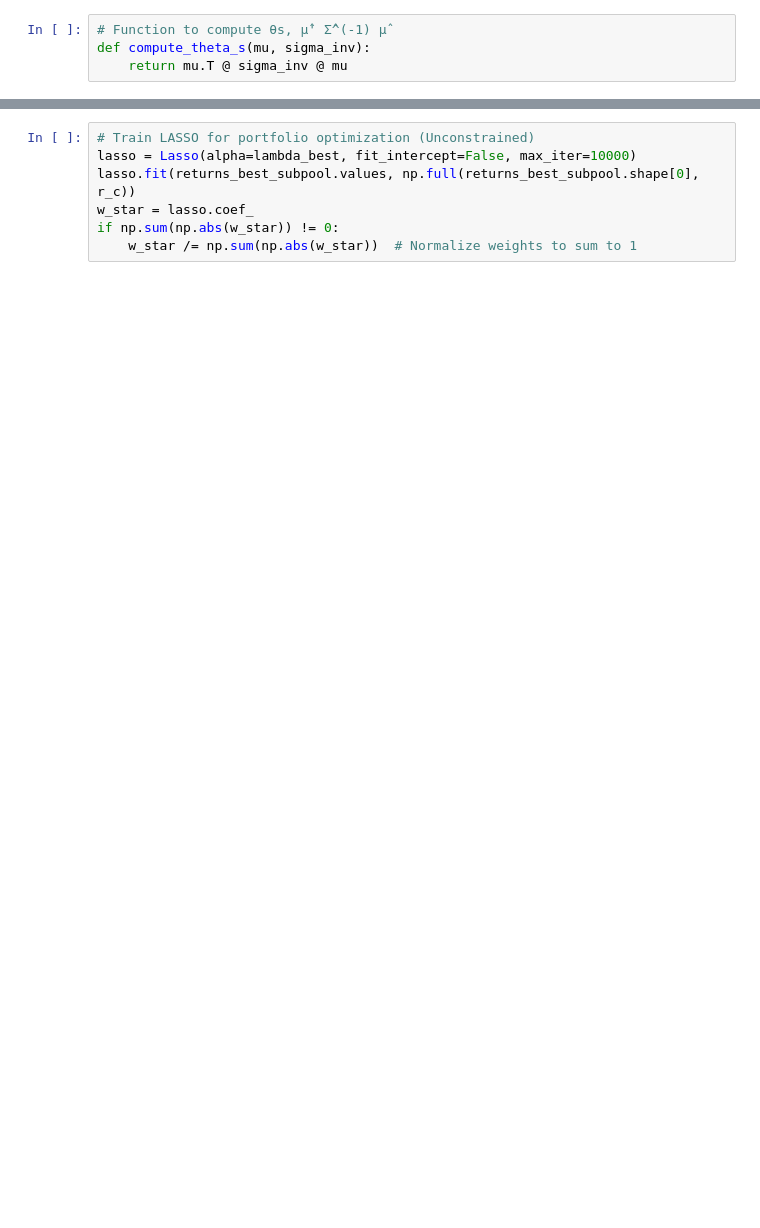
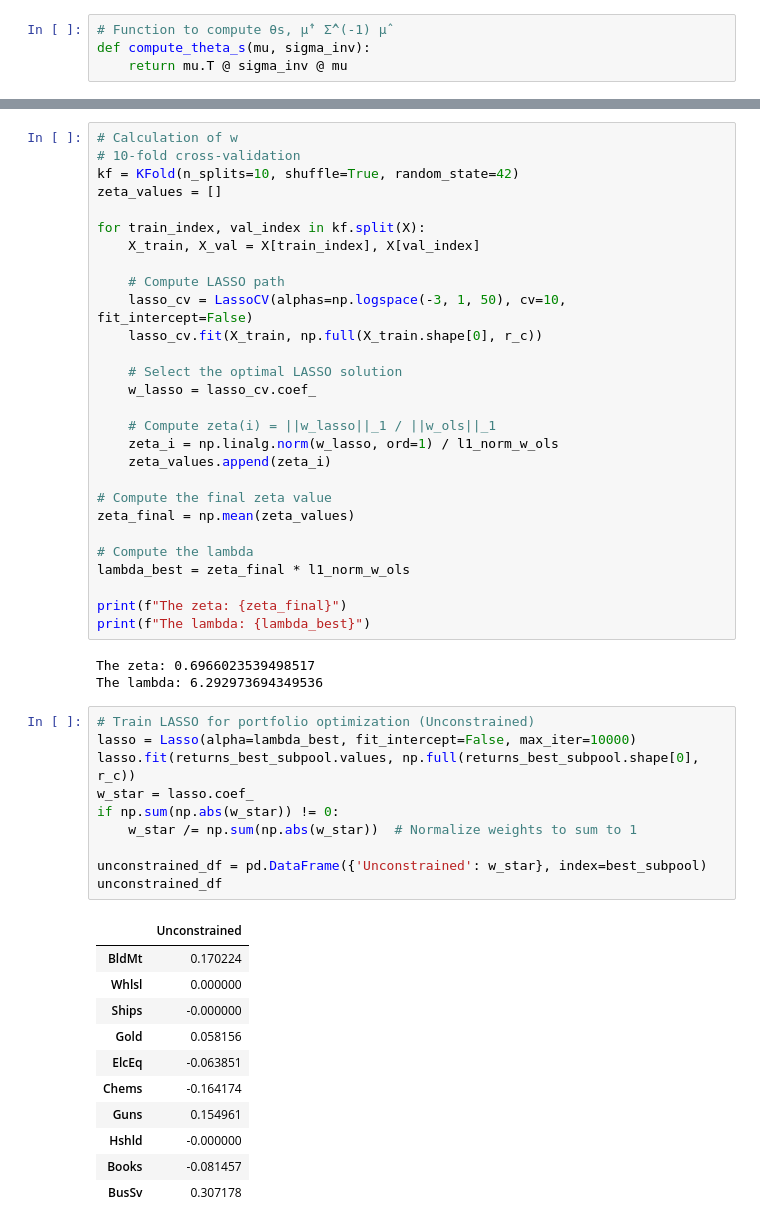
Before and after one commit to fangsitang/portfolio_management, a Jupyter notebook: Part B_4.ipynb, the cells around one changed output, grey strips where cells are left out. Cells and saved outputs as stored; diff of their text form; blank space fills up the shorter version.

```diff
--- a/Part B_4.ipynb
+++ b/Part B_4.ipynb
@@ -656,7 +666,53 @@ lambda_best
+# %%
+# Calculation of w
+# 10-fold cross-validation
+kf = KFold(n_splits=10, shuffle=True, random_state=42)
+zeta_values = []
+
+for train_index, val_index in kf.split(X):
+    X_train, X_val = X[train_index], X[val_index]
+
+    # Compute LASSO path
+    lasso_cv = LassoCV(alphas=np.logspace(-3, 1, 50), cv=10, fit_intercept=False)
+    lasso_cv.fit(X_train, np.full(X_train.shape[0], r_c))
+
+    # Select the optimal LASSO solution
+    w_lasso = lasso_cv.coef_
+
+    # Compute zeta(i) = ||w_lasso||_1 / ||w_ols||_1
+    zeta_i = np.linalg.norm(w_lasso, ord=1) / l1_norm_w_ols
+    zeta_values.append(zeta_i)
+
+# Compute the final zeta value
+zeta_final = np.mean(zeta_values)
+
+# Compute the lambda
+lambda_best = zeta_final * l1_norm_w_ols
+
+print(f"The zeta: {zeta_final}")
+print(f"The lambda: {lambda_best}")
+# %% [output]
+The zeta: 0.6966023539498517
+The lambda: 6.292973694349536
 # %%
 # Train LASSO for portfolio optimization (Unconstrained)
 lasso = Lasso(alpha=lambda_best, fit_intercept=False, max_iter=10000)
 lasso.fit(returns_best_subpool.values, np.full(returns_best_subpool.shape[0], r_c))
 w_star = lasso.coef_
 if np.sum(np.abs(w_star)) != 0:
     w_star /= np.sum(np.abs(w_star))  # Normalize weights to sum to 1
+
+unconstrained_df = pd.DataFrame({'Unconstrained': w_star}, index=best_subpool)
+unconstrained_df
+# %% [output]
+|  | Unconstrained |
+| BldMt | 0.170224 |
+| Whlsl | 0.000000 |
+| Ships | -0.000000 |
+| Gold | 0.058156 |
+| ElcEq | -0.063851 |
+| Chems | -0.164174 |
+| Guns | 0.154961 |
+| Hshld | -0.000000 |
+| Books | -0.081457 |
+| BusSv | 0.307178 |
```
Also changed, not shown: parts of 22 cells of this notebook.
